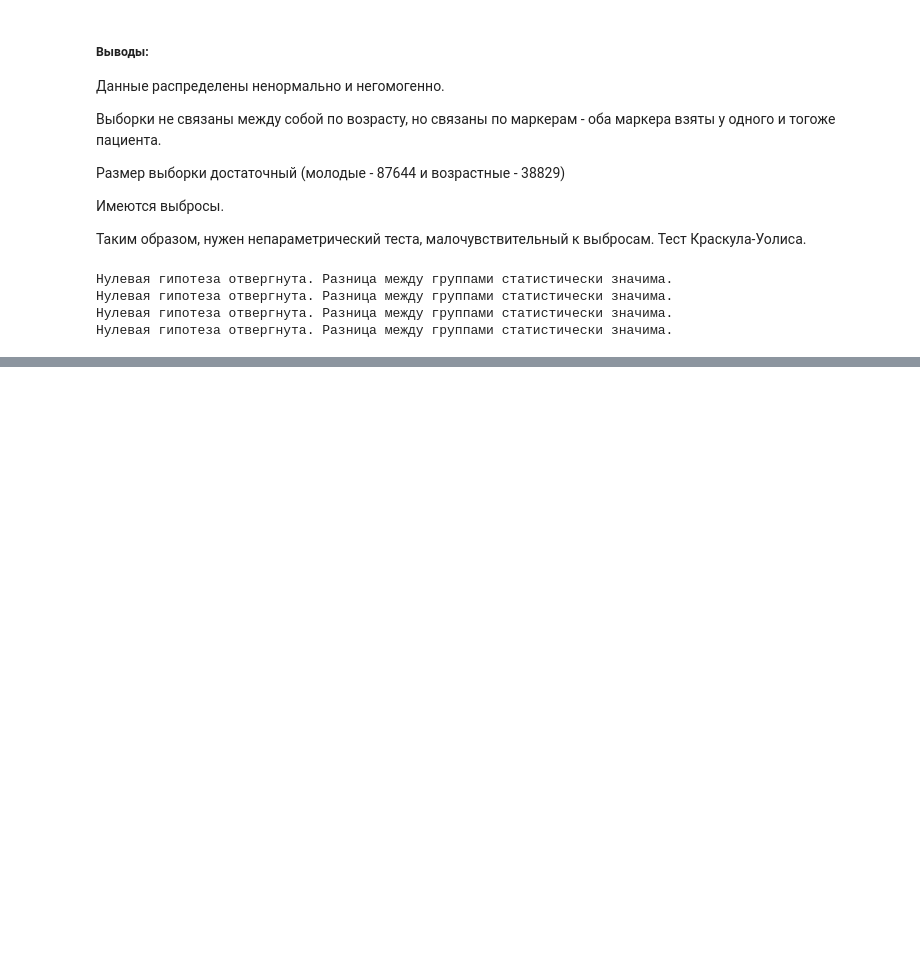
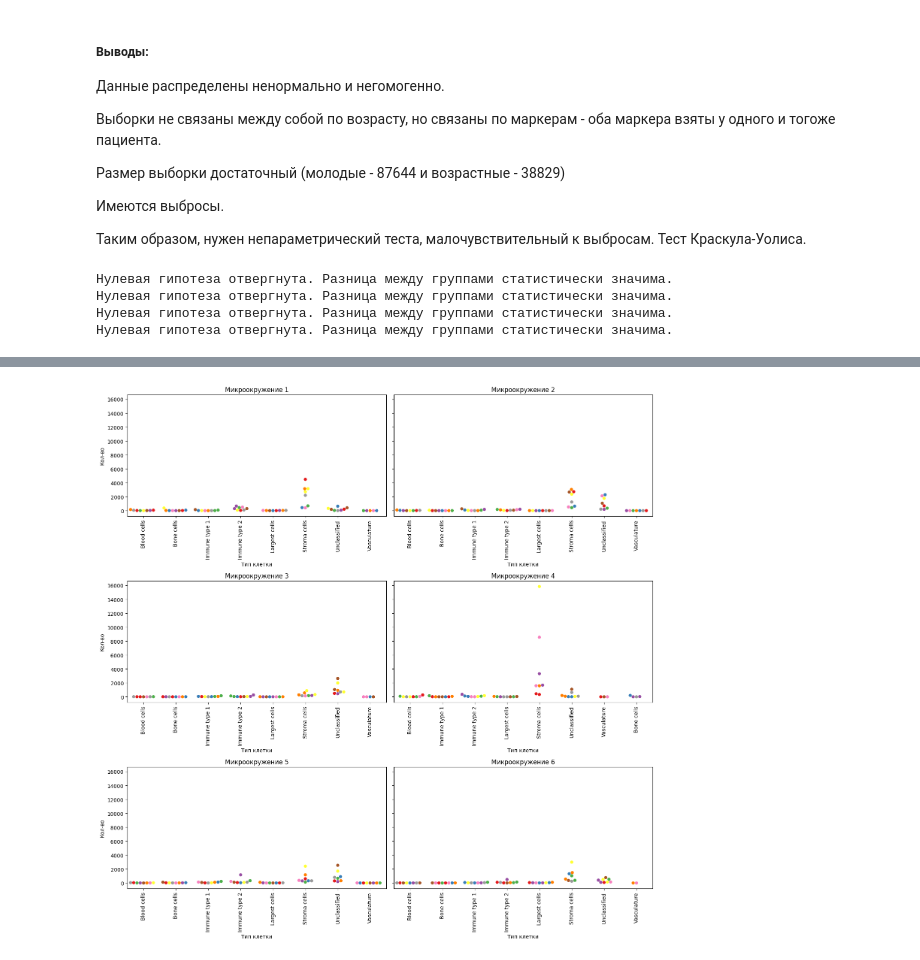
Before and after one commit to grafgad/HW3, a Jupyter notebook: hw_3_Дуринян.ipynb, the cells around one changed output, grey strips where cells are left out. Cells and saved outputs as stored; diff of their text form; code cells hidden in the pictures; blank space fills up the shorter version.

```diff
--- a/hw_3_Дуринян.ipynb
+++ b/hw_3_Дуринян.ipynb
@@ -586,0 +848,2 @@ compute_confidence_intervals()
+# %%
+data2 = dataset.copy()
@@ -586,0 +859,5 @@ compute_confidence_intervals()
+# %%
+data2['case_id'] = data2['case_id'].astype('int64')
+
+
+data2['case_id'].value_counts()
@@ -586,0 +875,28 @@ compute_confidence_intervals()
+# %%
+cell_counts = data2.groupby(
+    ['case_id', 'cell_type', 'cell_interaction_digit']).size().reset_index(name='count')
+
+# Получение уникальных категорий микроокружения
+interaction_communities = sorted(
+    cell_counts['cell_interaction_digit'].unique())
+# %%
+fig, axes = plt.subplots(nrows=3, ncols=2, figsize=(15, 15), sharey=True)
+# Итерация по категориям микроокружения и их индексам, создание swarmplot для каждой
+for i, community in enumerate(interaction_communities):
+    row = i // 2
+    col = i % 2
+    community_data = cell_counts[cell_counts['cell_interaction_digit'] == community]
+    ax = axes[row, col]
+    sns.swarmplot(ax=ax, x='cell_type', y='count', data=community_data,
+                  hue=community_data.index, palette='Set1', size=6)
+    ax.set_title(f'Микроокружение {community}')
+    ax.set_xlabel('Тип клетки')
+    ax.set_ylabel('Кол-во')
+    ax.tick_params(axis='x', labelrotation=90)
+    ax.get_legend().remove()
+
+# Настройка макета, чтобы предотвратить перекрытие элементов графика
+plt.tight_layout()
+plt.show()
+# %% [output]
+[figure, added]
```
Also changed, not shown: parts of 43 cells of this notebook.
